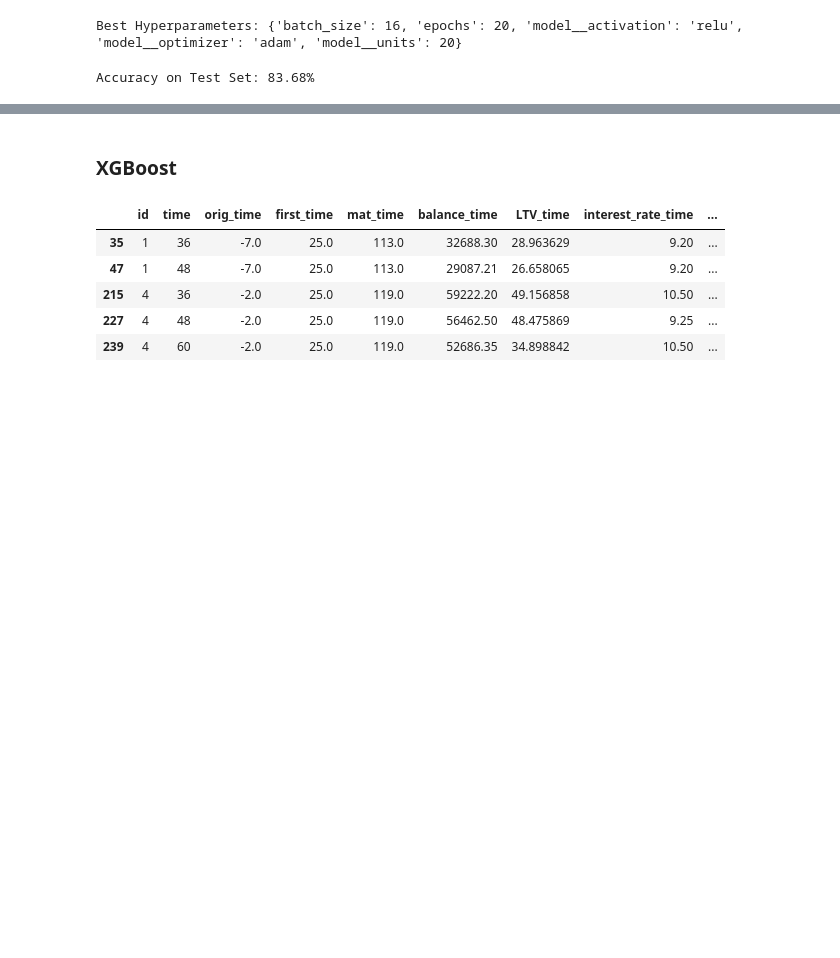
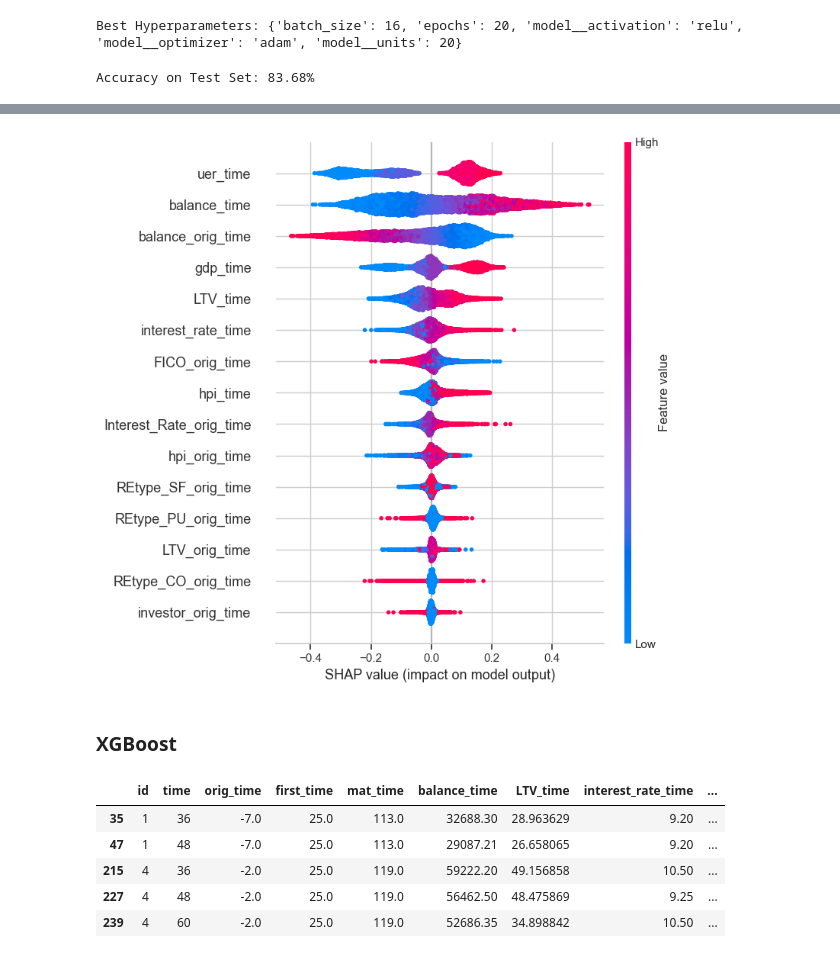
Before and after one commit to sbs23038/Capstone, a Jupyter notebook: SBS23038_Sem3.ipynb, the cells around one changed output, grey strips where cells are left out. Drawn from its saved outputs; the diff is of its cells as text; code cells hidden in the pictures; blank space fills up the shorter version.

```diff
--- a/SBS23038_Sem3.ipynb
+++ b/SBS23038_Sem3.ipynb
@@ -1815,2 +1656,10 @@ accuracy
+# %%
+masker = shap.maskers.Independent(data=X_train)
+explainer = shap.Explainer(model, masker=masker)
+shap_values_nn = explainer.shap_values(X_test)
+# %%
+shap.summary_plot(shap_values_nn, X_test, feature_names=features)
+# %% [output]
+[figure, added]
 # %% [markdown]
 ### XGBoost
```
Also changed, not shown: parts of 88 cells of this notebook.
